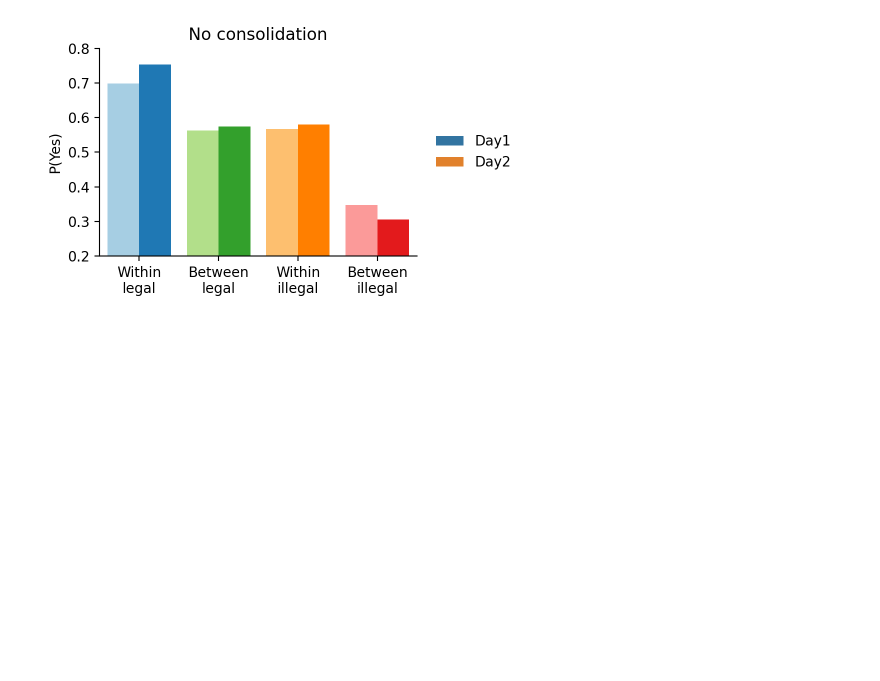
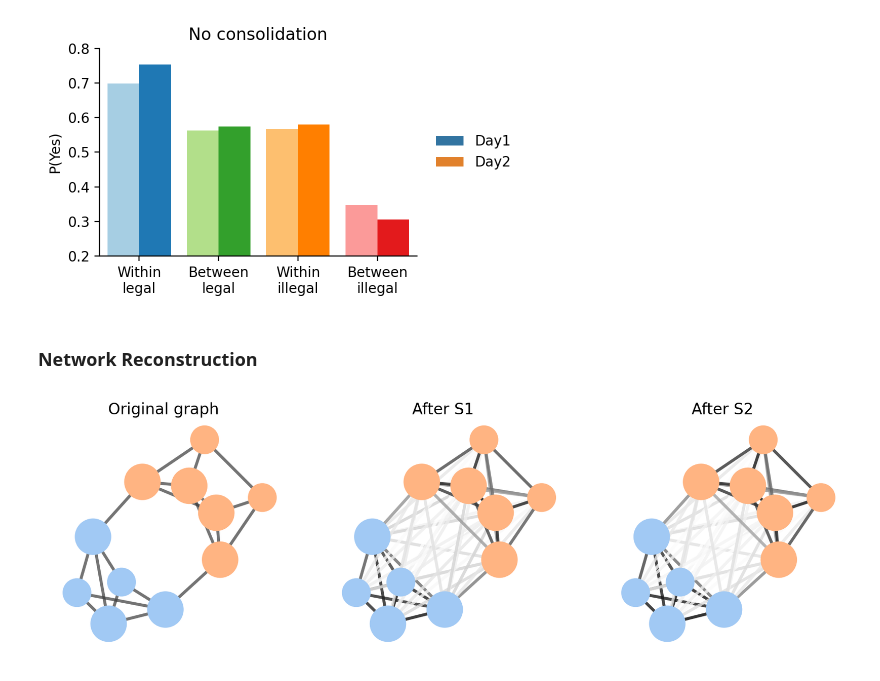
Before and after one commit to Xiaoyue-Zhou/Auditory-Structure-Learning-Model, a Jupyter notebook: Hebbian_exponential_decay.ipynb, the cells around one changed output. Drawn from its saved outputs; the diff is of its cells as text; code cells hidden in the pictures; blank space fills up the shorter version.

Commit message:
added visualization - networks & weight matrix

```diff
--- a/Hebbian_exponential_decay.ipynb
+++ b/Hebbian_exponential_decay.ipynb
@@ -742,3 +743,5 @@ ax.set_ylim([0.2, 0.8])
 # %% [output]
 (0.2, 0.8)
 [figure]
+# %% [markdown]
+### Network Reconstruction
@@ -744,0 +988,35 @@ ax.set_ylim([0.2, 0.8])
+# %%
+fig, axes = plt.subplots(1, 3, figsize=(11,4))
+
+adjacency, community, node_deg = build_exp_graph()
+pos = plot_original_network(
+    adjacency=adjacency,
+    community=community,
+    node_deg=node_deg,
+    ax=axes[0],
+    title="Original graph"
+)
+
+plot_learned_network(
+    W=day1_model[0].association_matrix(normalize=True),
+    community=community,
+    node_deg=node_deg,
+    pos=pos,
+    ax=axes[1],
+    title="After S1",
+    threshold=0.0
+)
+
+plot_learned_network(
+    W=model_final[0].association_matrix(normalize=True),
+    community=community,
+    node_deg=node_deg,
+    pos=pos,
+    ax=axes[2],
+    title="After S2",
+    threshold=0.0
+)
+
+plt.show()
+# %% [output]
+[figure, added]
```
Also changed, not shown: parts of 5 cells of this notebook.
